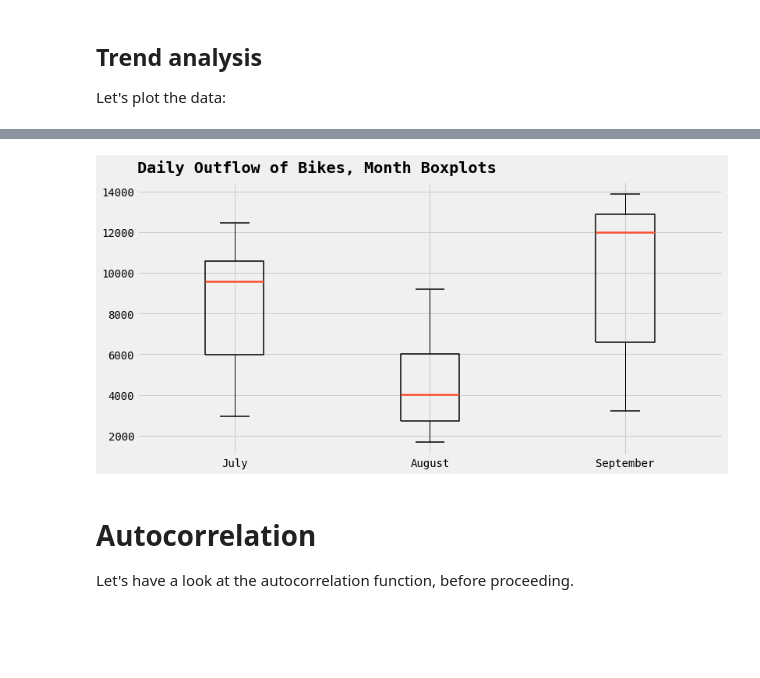
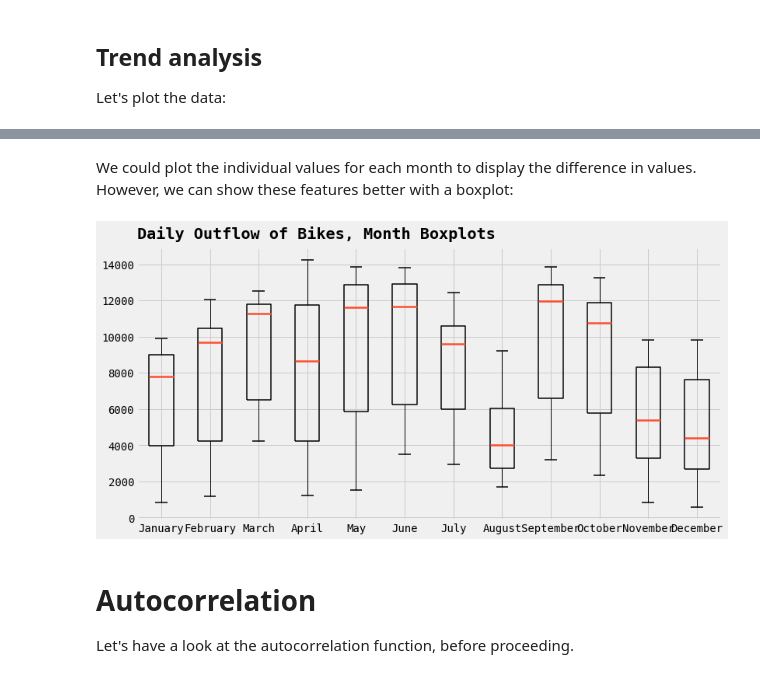
Before and after one commit to toscasterre/thesis-forecasting, a Jupyter notebook: code_python/01_univariate_tsa.ipynb, the cells around one changed output, grey strips where cells are left out. Cells and saved outputs as stored; diff of their text form; code cells hidden in the pictures; blank space fills up the shorter version.

```diff
--- a/code_python/01_univariate_tsa.ipynb
+++ b/code_python/01_univariate_tsa.ipynb
@@ -33,0 +34,4 @@ Two datasets are retrieved: the daily outflow and the daily outflow for each sta
+# %%
+# when no argument other than the table name is specified, daily data for Milan is retrieved
+daily_outflow = funcs.retrieve_bike_flow(table = "bikemi_2019")
+daily_outflow.head()
@@ -52,4 +66,0 @@ station_daily_outflow.head()
-# %%
-# when no argument is specified, daily data for Milan is retrieved
-daily_outflow = retrieve_bike_flow()
-daily_outflow.head()
@@ -82,5 +85,5 @@ We need to remove the last line as it contains data about the first trips on oct
 # %%
-daily_outflow = daily_outflow.loc[daily_outflow.index != "2019-10"]
+daily_outflow = daily_outflow.loc[daily_outflow.index != "2020-01"]
 # %% [markdown]
 ## Trend analysis
 
@@ -110,7 +109,9 @@ daily_outflow.head()
+# %% [markdown]
+We could plot the individual values for each month to display the difference in values. However, we can show these features better with a boxplot:
 # %%
-subunits_boxplot(daily_outflow, y = "count", time_subunit = "month")
+funcs.subunits_boxplot(daily_outflow, y = "count", time_subunit = "month")
 # %% [output]
-[figure, old version]
+[figure, new version]
 # %% [markdown]
 # Autocorrelation
 
```
Also changed, not shown: parts of 19 cells of this notebook, 2 other files.
